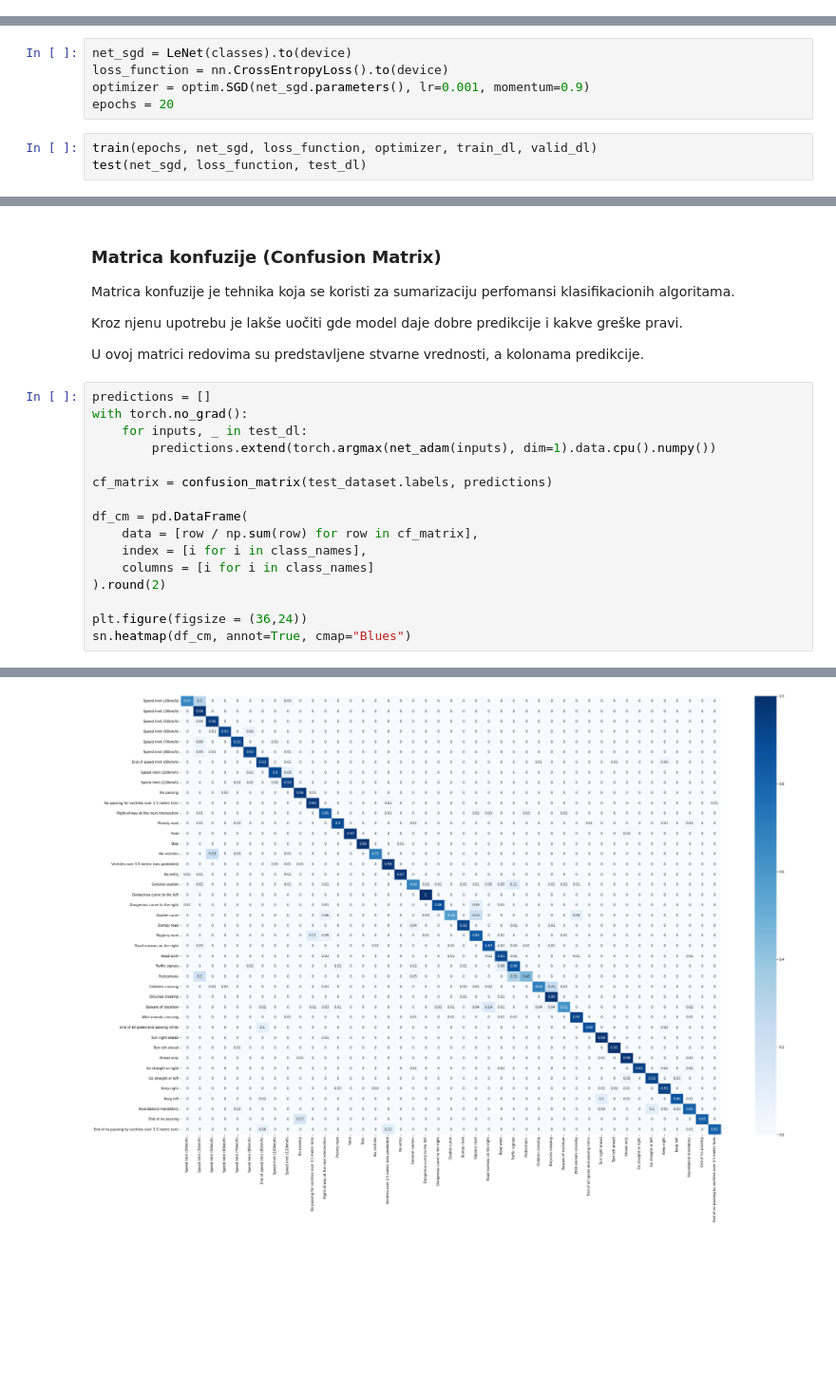
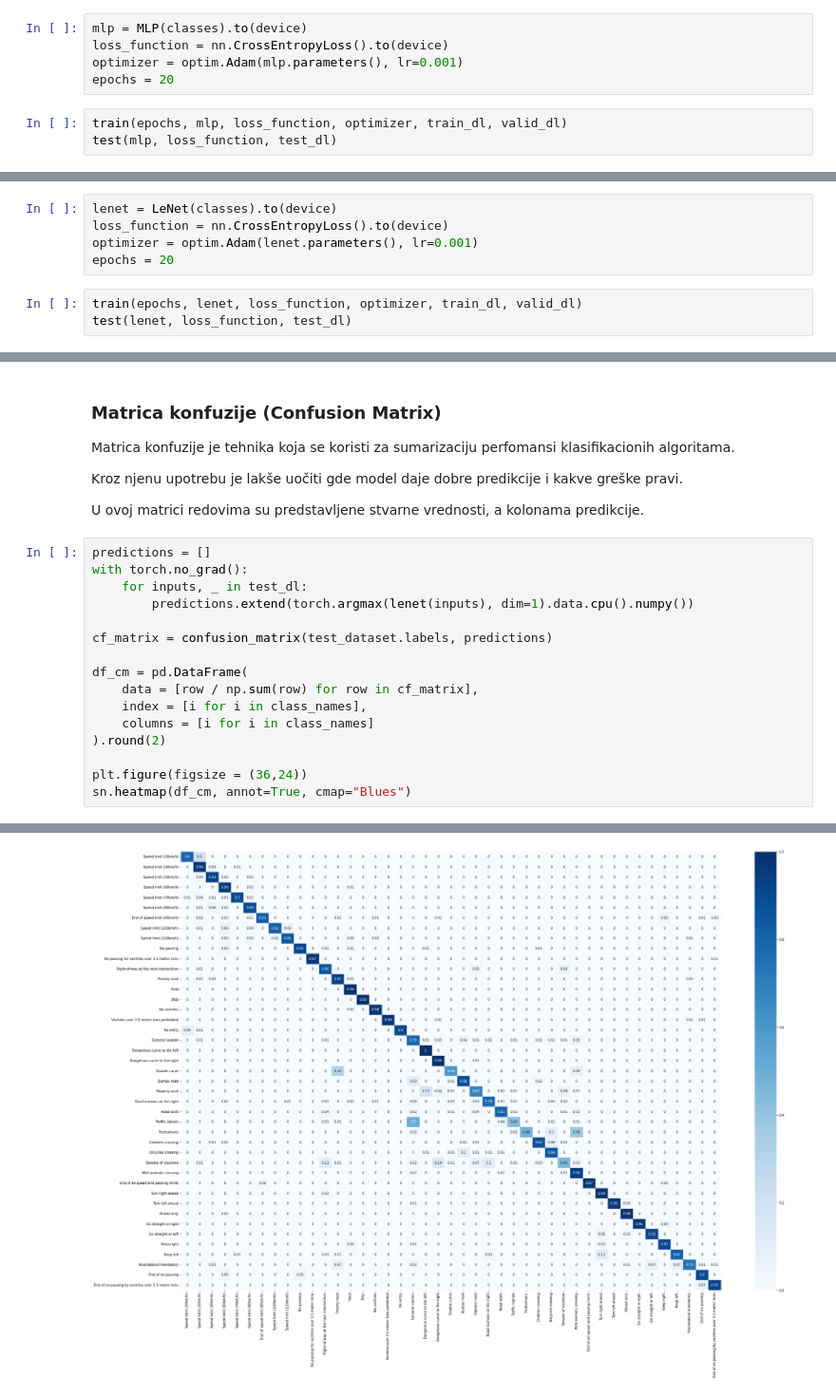
Before and after one commit to bojanzdelar/Traffic-sign-recognition, a Jupyter notebook: Traffic-sign-recognition.ipynb, the cells around one changed output, grey strips where cells are left out. Shown: that part at 95% size. Drawn from its saved outputs; the diff is of its cells as text; blank space fills up the shorter version.

```diff
--- a/Traffic-sign-recognition.ipynb
+++ b/Traffic-sign-recognition.ipynb
@@ -253,0 +245,8 @@ Momentum, to jest SGD sa momentumom, je proširenje algoritma SGD koja ubrzava p
+# %%
+mlp = MLP(classes).to(device)
+loss_function = nn.CrossEntropyLoss().to(device)
+optimizer = optim.Adam(mlp.parameters(), lr=0.001)
+epochs = 20
+# %%
+train(epochs, mlp, loss_function, optimizer, train_dl, valid_dl)
+test(mlp, loss_function, test_dl)
@@ -254,9 +328,9 @@ Momentum, to jest SGD sa momentumom, je proširenje algoritma SGD koja ubrzava p
 # %%
-net_sgd = LeNet(classes).to(device)
+lenet = LeNet(classes).to(device)
 loss_function = nn.CrossEntropyLoss().to(device)
-optimizer = optim.SGD(net_sgd.parameters(), lr=0.001, momentum=0.9)
+optimizer = optim.Adam(lenet.parameters(), lr=0.001)
 epochs = 20
 # %%
-train(epochs, net_sgd, loss_function, optimizer, train_dl, valid_dl)
-test(net_sgd, loss_function, test_dl)
+train(epochs, lenet, loss_function, optimizer, train_dl, valid_dl)
+test(lenet, loss_function, test_dl)
 # %% [output]
@@ -334,20 +376,20 @@ U ovoj matrici redovima su predstavljene stvarne vrednosti, a kolonama predikcij
 # %%
 predictions = []
 with torch.no_grad():
     for inputs, _ in test_dl:
-        predictions.extend(torch.argmax(net_adam(inputs), dim=1).data.cpu().numpy())
+        predictions.extend(torch.argmax(lenet(inputs), dim=1).data.cpu().numpy())
 
 cf_matrix = confusion_matrix(test_dataset.labels, predictions)
 
 df_cm = pd.DataFrame(
     data = [row / np.sum(row) for row in cf_matrix],
     index = [i for i in class_names],
     columns = [i for i in class_names]
 ).round(2)
 
 plt.figure(figsize = (36,24))
 sn.heatmap(df_cm, annot=True, cmap="Blues")
 # %% [output]
 <AxesSubplot:>
-[figure, old version]
+[figure, new version]
 # %% [markdown]
```
Also changed, not shown: parts of 25 cells of this notebook, 5 other files.
